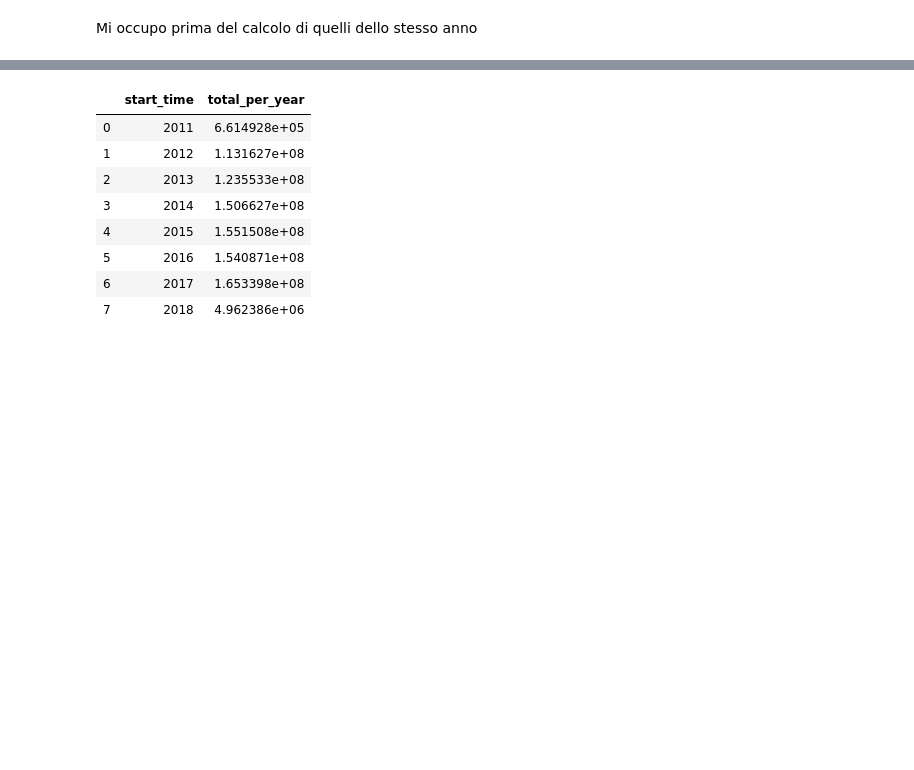
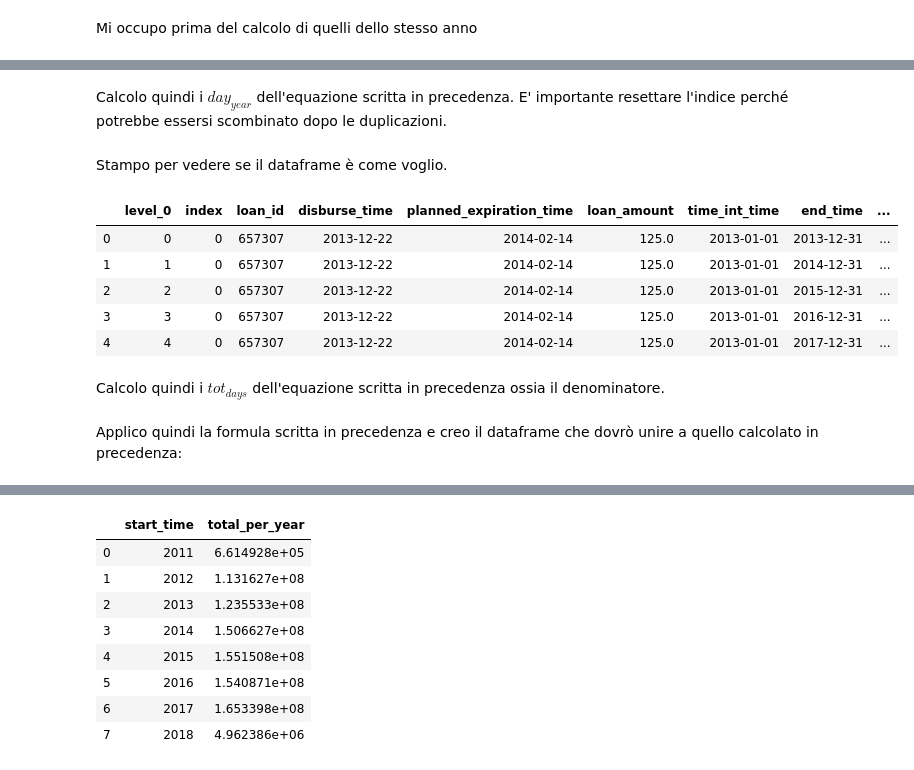
Before and after one commit to Chri1629/cs_project, a Jupyter notebook: esame_chri.ipynb, the cells around one changed output, grey strips where cells are left out. Cells and saved outputs as stored; diff of their text form; code cells hidden in the pictures; blank space fills up the shorter version.

```diff
--- a/esame_chri.ipynb
+++ b/esame_chri.ipynb
@@ -422,0 +419,5 @@ Creo ora la funzione che calcola l'ammontare e man mano lo somma all'interno del
+# %%
+y = loans_diff_year["disburse_time"].dt.year
+
+loans_diff_year["time_int_start"] = loans_diff_year.drop_duplicates()["disburse_time"].dt.year.apply(lambda x: datetime.datetime(x, 1, 1))
+loans_diff_year["time_int_end"] = pd.to_datetime(loans_diff_year.groupby(loans_diff_year["loan_id"]).cumcount() + y, format='%Y')
@@ -422,0 +426,24 @@ Creo ora la funzione che calcola l'ammontare e man mano lo somma all'interno del
+# %%
+loans_diff_year["time_int_start"] = pd.to_datetime(loans_diff_year.groupby(loans_diff_year["loan_id"]).cumcount() + y, format='%Y')
+loans_diff_year["time_int_end"] = loans_diff_year["start_time"].dt.year.apply(lambda x: datetime.datetime(x, 12, 31))
+# %% [markdown]
+Calcolo quindi i $day_{year}$ dell'equazione scritta in precedenza. E' importante resettare l'indice perché potrebbe essersi scombinato dopo le duplicazioni.
+# %%
+loans_diff_year = loans_diff_year.reset_index()
+# %%
+loans_diff_year.loc[(loans_diff_year["planned_expiration_time"].dt.year > loans_diff_year["time_int_end"].dt.year) & (loans_diff_year["disburse_time"].dt.year == loans_diff_year["time_int_start"].dt.year), "days_per_year"] = (loans_diff_year["time_int_end"] - loans_diff_year["disburse_time"]).dt.days +1
+loans_diff_year.loc[(loans_diff_year["planned_expiration_time"].dt.year > loans_diff_year["time_int_end"].dt.year) & (loans_diff_year["disburse_time"].dt.year != loans_diff_year["time_int_start"].dt.year), "days_per_year"] = (loans_diff_year["time_int_end"] - loans_diff_year["time_int_start"]).dt.days +1
+loans_diff_year.loc[(loans_diff_year["planned_expiration_time"].dt.year == loans_diff_year["time_int_end"].dt.year), "days_per_year"] = (loans_diff_year["planned_expiration_time"] - loans_diff_year["time_int_start"]).dt.days +1
+# %% [markdown]
+Stampo per vedere se il dataframe è come voglio.
+# %%
+loans_diff_year.head()
+# %% [output]
+|  | level_0 | index | loan_id | disburse_time | planned_expiration_time | loan_amount | time_int_time | end_time | ... |
+| 0 | 0 | 0 | 657307 | 2013-12-22 | 2014-02-14 | 125.0 | 2013-01-01 | 2013-12-31 | ... |
+| 1 | 1 | 0 | 657307 | 2013-12-22 | 2014-02-14 | 125.0 | 2013-01-01 | 2014-12-31 | ... |
+| 2 | 2 | 0 | 657307 | 2013-12-22 | 2014-02-14 | 125.0 | 2013-01-01 | 2015-12-31 | ... |
+| 3 | 3 | 0 | 657307 | 2013-12-22 | 2014-02-14 | 125.0 | 2013-01-01 | 2016-12-31 | ... |
+| 4 | 4 | 0 | 657307 | 2013-12-22 | 2014-02-14 | 125.0 | 2013-01-01 | 2017-12-31 | ... |
+# %% [markdown]
+Calcolo quindi i $tot_{days}$ dell'equazione scritta in precedenza ossia il denominatore.
@@ -422,0 +452,2 @@ Creo ora la funzione che calcola l'ammontare e man mano lo somma all'interno del
+# %% [markdown]
+Applico quindi la formula scritta in precedenza e creo il dataframe che dovrò unire a quello calcolato in precedenza:
```
Also changed, not shown: parts of 18 cells of this notebook.
